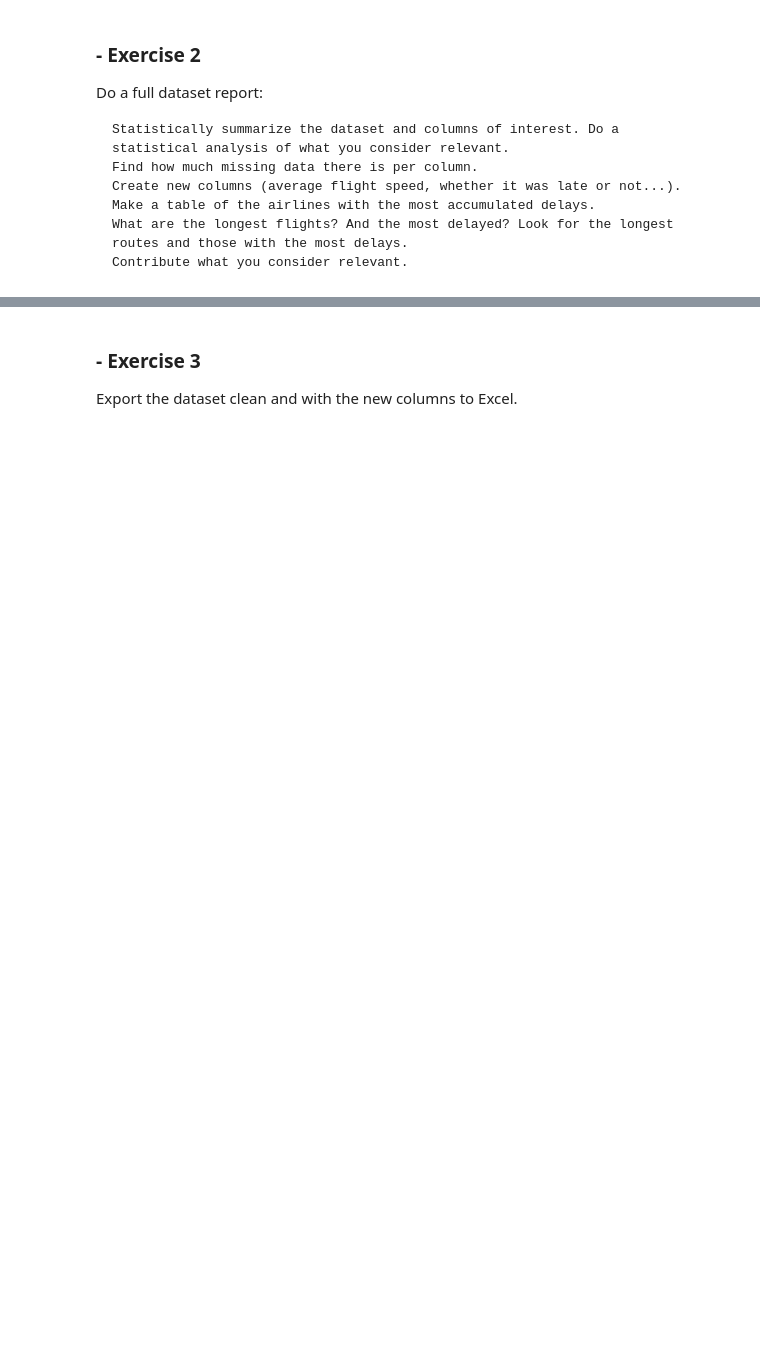
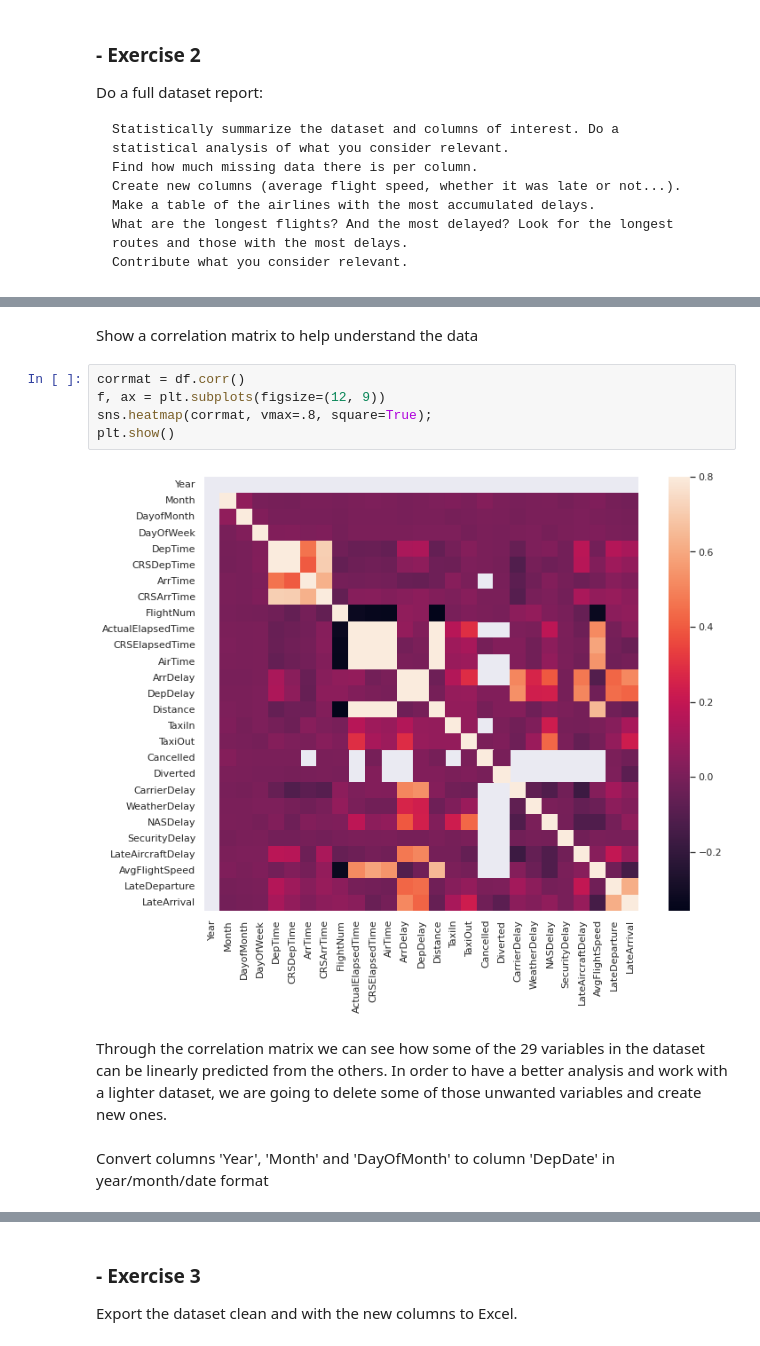
Before and after one commit to ddenebb/programacio_numerica, a Jupyter notebook: Tasca_M3_T02.ipynb, the cells around one changed output, grey strips where cells are left out. Saved outputs shown, nothing was run; the diff lists cells and outputs as text; blank space fills up the shorter version.

```diff
--- a/Tasca_M3_T02.ipynb
+++ b/Tasca_M3_T02.ipynb
@@ -103,0 +296,14 @@ RuntimeError: ignored
+# %% [markdown]
+Show a correlation matrix to help understand the data
+# %%
+corrmat = df.corr()
+f, ax = plt.subplots(figsize=(12, 9))
+sns.heatmap(corrmat, vmax=.8, square=True);
+plt.show()
+# %% [output]
+[figure, added]
+# %% [markdown]
+
+Through the correlation matrix we can see how some of the 29 variables in the dataset can be linearly predicted from the others. In order to have a better analysis and work with a lighter dataset, we are going to delete some of those unwanted variables and create new ones.
+# %% [markdown]
+Convert columns 'Year', 'Month' and 'DayOfMonth' to column 'DepDate' in year/month/date format
```
Also changed, not shown: parts of 45 cells of this notebook.
